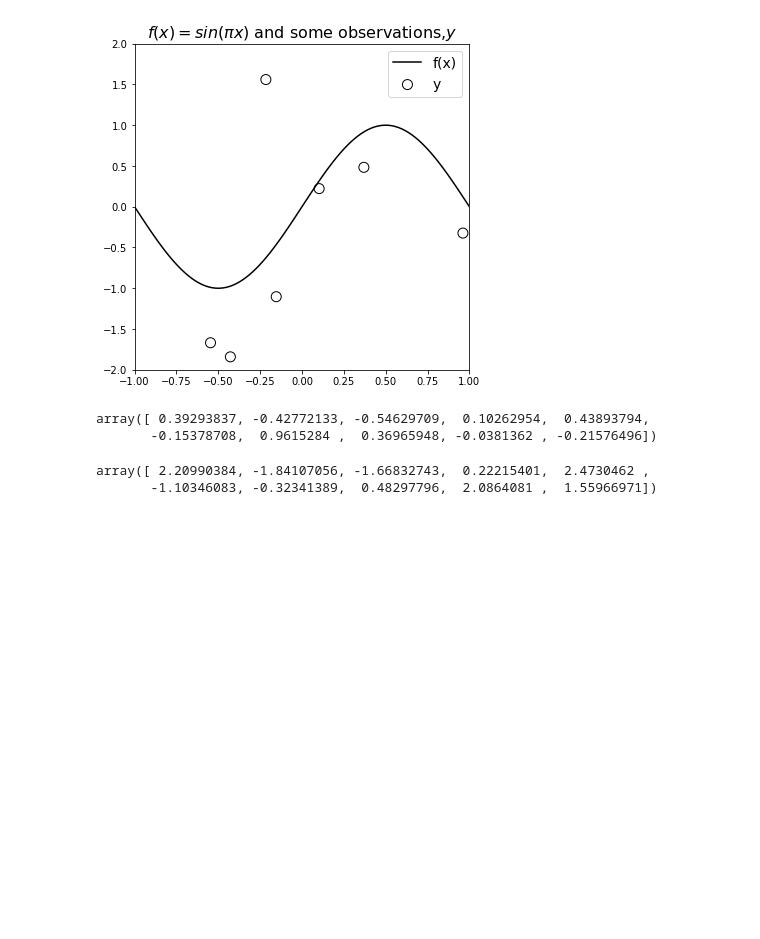
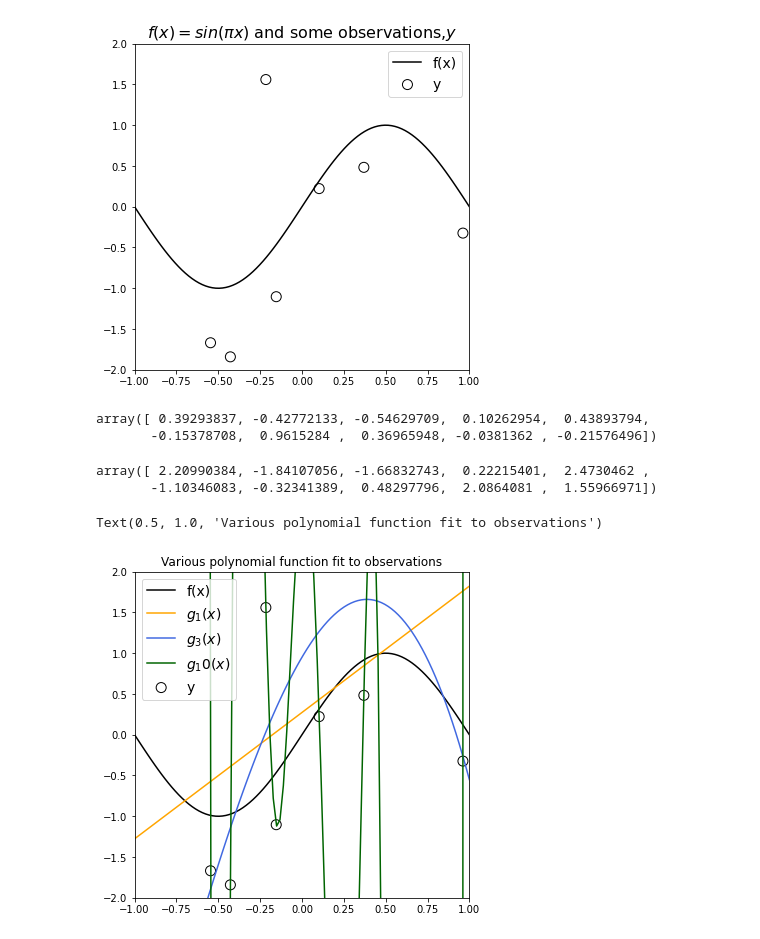
Before and after one commit to pdpranavkumar/Machine-Learning-Models, a Jupyter notebook: Bias_Variance_Trade_off_Exercise.ipynb, the cells around one changed output. Saved outputs shown, nothing was run; the diff lists cells and outputs as text; code cells hidden in the pictures; blank space fills up the shorter version.

```diff
--- a/Bias_Variance_Trade_off_Exercise.ipynb
+++ b/Bias_Variance_Trade_off_Exercise.ipynb
@@ -66,3 +67,23 @@ y
 # %% [output]
 array([ 2.20990384, -1.84107056, -1.66832743,  0.22215401,  2.4730462 ,
        -1.10346083, -0.32341389,  0.48297796,  2.0864081 ,  1.55966971])
+# %%
+plot_fx_data(y)
+
+polynomial_degees = [1, 3, 10]
+theta = {}
+fit ={}
+for ii,degree in enumerate(polynomial_degees):
+  #note: we should get an overconditioning warning for degree 10 because of extreme overfitting
+  theta[degree] = np.polyfit(x,y,degree)
+  fit[degree] = np.polyval(theta[degree],x_grid)
+  # plt.figure(figsize=(10,10))
+  plt.plot(x_grid, fit[degree], POLYNOMIAL_FIT_COLORS[ii],label=f"$g_{degree}(x)$")
+
+plt.legend(fontsize=LEGEND_FONTSIZE)
+plt.xlim([-1,1])
+plt.ylim([-2,2])
+plt.title("Various polynomial function fit to observations")
+# %% [output]
+Text(0.5, 1.0, 'Various polynomial function fit to observations')
+[figure, added]
```
Also changed, not shown: parts of 4 cells of this notebook.
